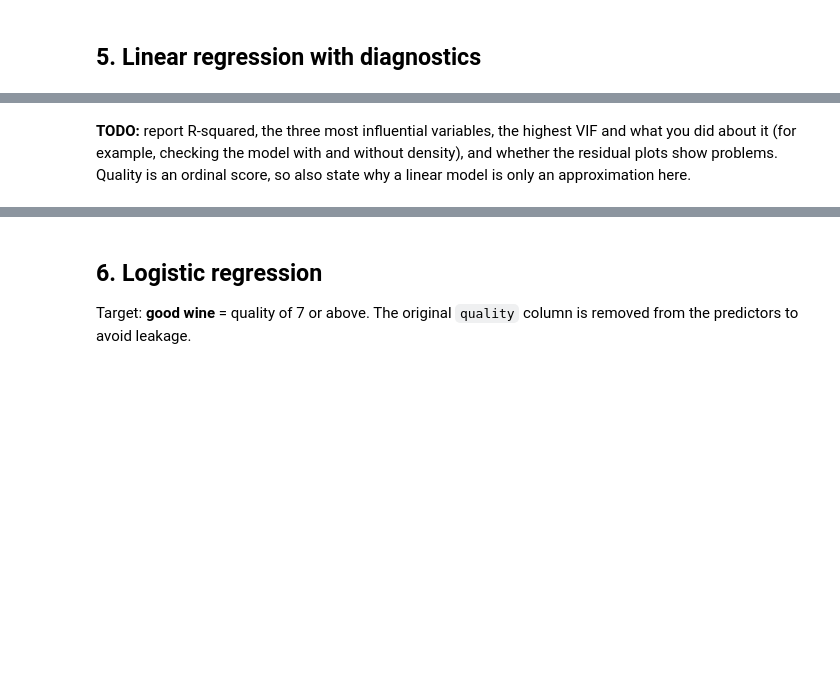
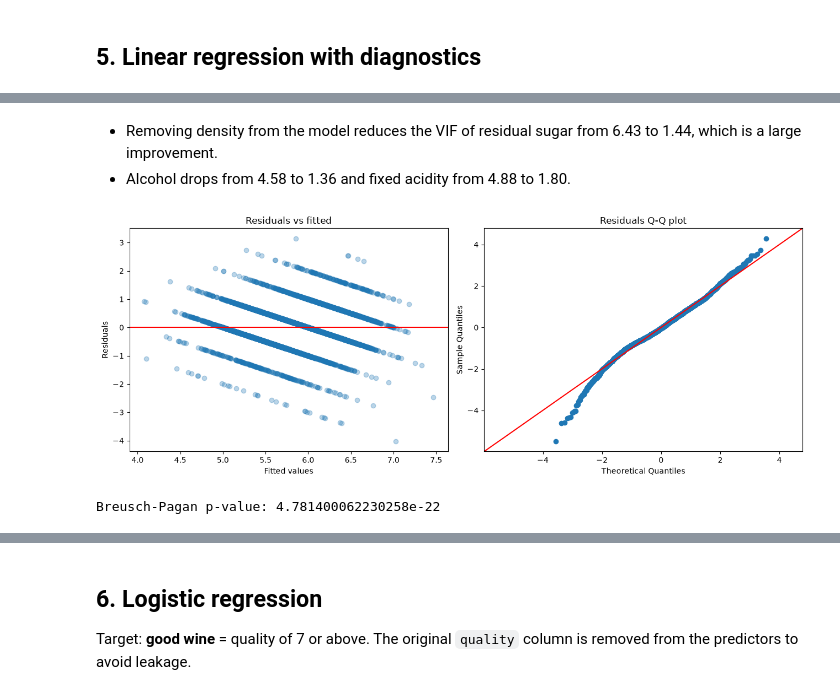
Before and after one commit to claudiabesilva/data-science-portfolio, a Jupyter notebook: Wine_quality_analysis/wine_quality_analysis.ipynb, the cells around one changed output, grey strips where cells are left out. Saved outputs shown, nothing was run; the diff lists cells and outputs as text; code cells hidden in the pictures; blank space fills up the shorter version.

Commit message:
chore: added linear regression

```diff
--- a/Wine_quality_analysis/wine_quality_analysis.ipynb
+++ b/Wine_quality_analysis/wine_quality_analysis.ipynb
@@ -346,0 +450,6 @@ print(ols.summary())
+# %%
+# Multiple linear regression model to predict wine quality based on the features and color (DROPPING DENSITY)
+FEATURES_NO_DENSITY = [f for f in FEATURES if f != "density"]
+formula_nd = "quality ~ " + " + ".join(FEATURES_NO_DENSITY) + " + C(color)"
+ols_nd = smf.ols(formula_nd, data=df).fit()
+print("OLS (No Density):\n ", ols_nd.summary())
@@ -347,6 +489,6 @@ print(ols.summary())
 # %%
-# Multicollinearity
-X_vif = sm.add_constant(df[FEATURES])
-vif = pd.DataFrame({"feature": X_vif.columns,
-                    "VIF": [variance_inflation_factor(X_vif.values, i) for i in range(X_vif.shape[1])]})
+# Multicollinearity without density
+X_vif_no_density = sm.add_constant(df[FEATURES_NO_DENSITY]) # Add a constant term to the features
+vif = pd.DataFrame({"feature": X_vif_no_density.columns,
+                    "VIF": [variance_inflation_factor(X_vif_no_density.values, i) for i in range(X_vif_no_density.shape[1])]})
 vif[vif["feature"] != "const"].sort_values("VIF", ascending=False)
@@ -353,13 +507,24 @@ vif[vif["feature"] != "const"].sort_values("VIF", ascending=False)
+# %% [markdown]
+* Removing density from the model reduces the VIF of residual sugar from 6.43 to 1.44, which is a large improvement.
+* Alcohol drops from 4.58 to 1.36 and fixed acidity from 4.88 to 1.80.
 # %%
-# Residual diagnostics
+# Residual diagnostics (model without density)
+# A residual is the error: actual quality minus predicted quality.
 fig, axes = plt.subplots(1, 2, figsize=(13, 5))
-axes[0].scatter(ols.fittedvalues, ols.resid, alpha=0.3)
-axes[0].axhline(0, color="red")
+# Graph 1: Scatter plot of fitted values vs residuals
+axes[0].scatter(ols_nd.fittedvalues, ols_nd.resid, alpha=0.3) # Scatter plot of fitted values (predicted quality) vs residuals (errors)
+axes[0].axhline(0, color="red") # Add a horizontal line at y=0 to indicate where the residuals would be if the model were perfect
 axes[0].set_xlabel("Fitted values"); axes[0].set_ylabel("Residuals"); axes[0].set_title("Residuals vs fitted")
-sm.qqplot(ols.resid, line="45", fit=True, ax=axes[1])
+
+# Graph 2: Q-Q plot of residuals to check for normality
+sm.qqplot(ols_nd.resid, line="45", fit=True, ax=axes[1])
 axes[1].set_title("Residuals Q-Q plot")
 plt.tight_layout()
 plt.show()
 
-bp = het_breuschpagan(ols.resid, ols.model.exog)
+# Perform Breusch-Pagan test for heteroscedasticity: it tests whether the variance of the residuals is constant across all levels of the independent variables.
+bp = het_breuschpagan(ols_nd.resid, ols_nd.model.exog)
 print("Breusch-Pagan p-value:", bp[1])
+# %% [output]
+[figure, added]
+Breusch-Pagan p-value: 4.781400062230258e-22
@@ -374,2 +530,0 @@ plt.show()
-# %% [markdown]
-**TODO:** report R-squared, the three most influential variables, the highest VIF and what you did about it (for example, checking the model with and without density), and whether the residual plots show problems. Quality is an ordinal score, so also state why a linear model is only an approximation here.
```
Also changed, not shown: parts of 28 cells of this notebook.
